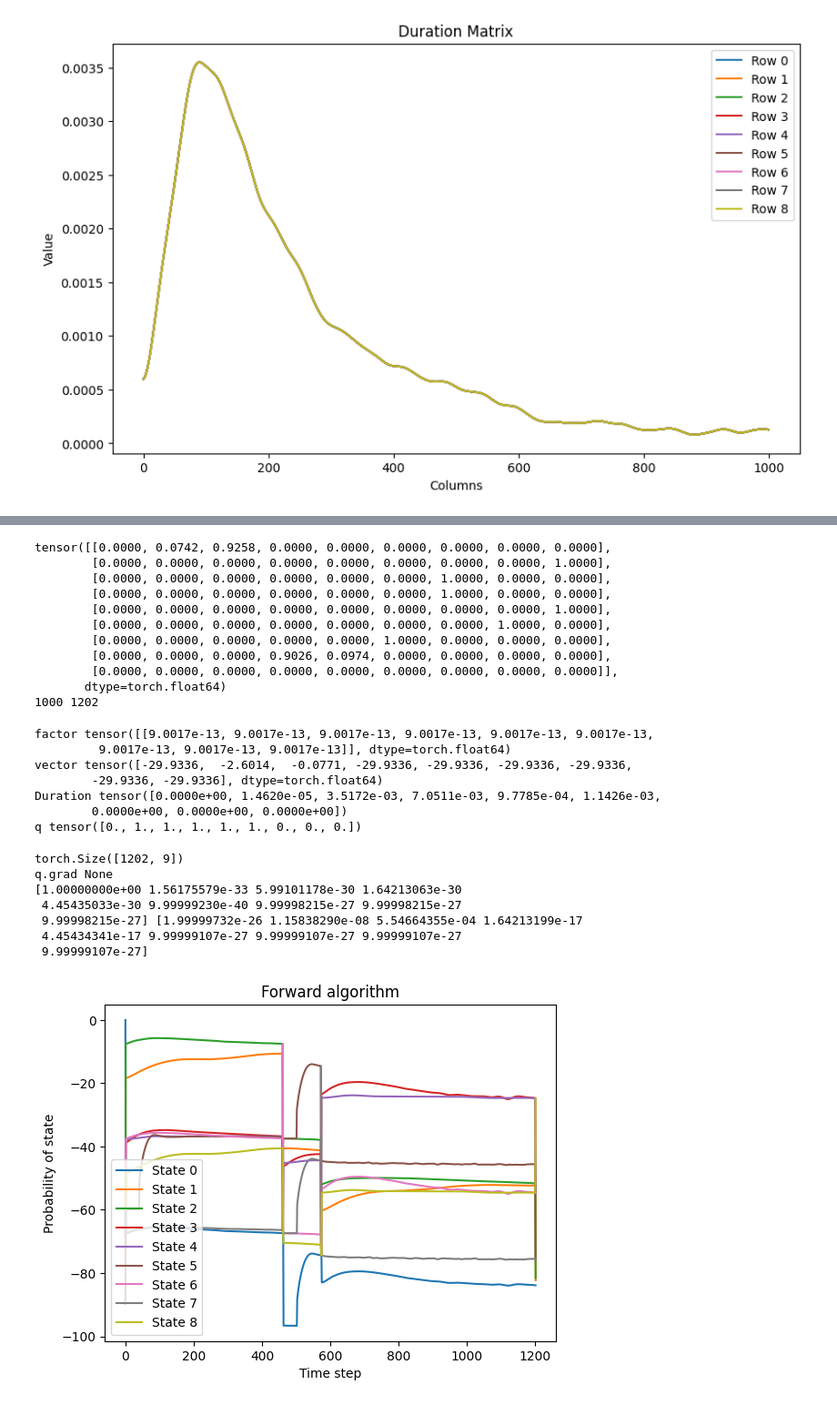
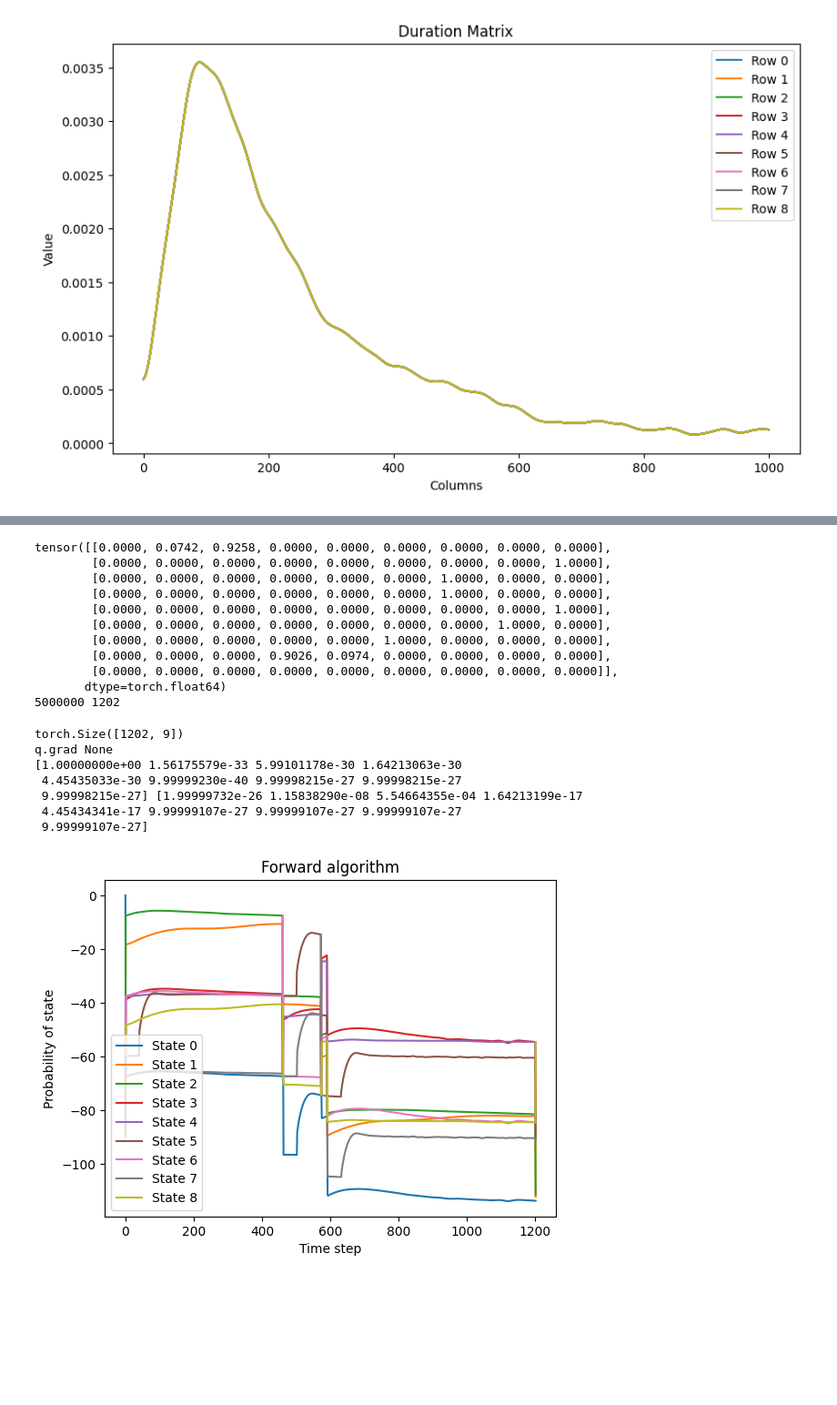
Before and after one commit to jcao0715/hsmm, a Jupyter notebook: synthetic_ex.ipynb, the cells around one changed output, grey strips where cells are left out. Shown: that part at 91% size. Saved outputs shown, nothing was run; the diff lists cells and outputs as text; code cells hidden in the pictures; blank space fills up the shorter version.

Commit message:
plots in log space

```diff
--- a/synthetic_ex.ipynb
+++ b/synthetic_ex.ipynb
@@ -61,7 +58,7 @@ np.where(Duration.any(0))
 q3 = torch.tensor([[1], [0], [0]]).repeat(1, 1200) # [[null],[5'],[3']]
 q3[:, 460] = torch.tensor([0, 1, 0]) # 5' site
 q3[:, 572] = torch.tensor([0, 0, 1]) # 3' site
-#q3[:, 590] = torch.tensor([0.4, 0.6, 0]) # 5' site
+q3[:, 590] = torch.tensor([0.4, 0.6, 0]) # 5' site
 print(q3)
 q = torch.zeros(9, q3.shape[1])
 q[1:6] = q3[0, :]
@@ -112,7 +109,8 @@ def matrix_mult_vec(log_alpha_row, Transition):
 def forward(states, Transition, q, Duration):
     T = len(q[0])
     N = len(states)
-    D = len(Duration[:, 0:1000][0])
+    # D = len(Duration[:, 0:1000][0])
+    D = len(Duration[0])
     log_alpha_list = []
     start = torch.zeros(N)
     start[0] = 1
@@ -120,19 +118,12 @@ def forward(states, Transition, q, Duration):
     print(Transition)
     print(D, T)
 
-    import tqdm.auto as tqdm
-
     # initialization
     for t in tqdm.trange(min(D, T)):
         new_log_alpha = torch.log(start+epsilon) + torch.log(Duration[:, t]+epsilon) + torch.sum(torch.log(q[:, :t+1]+epsilon), dim=1)
         for d in range(t):
             factor = torch.column_stack([matrix_mult_factor(log_alpha_list[t-d-1], Transition+epsilon)]*N)
             vector = matrix_mult_vec(log_alpha_list[t-d-1], Transition+epsilon)
-            if t == 100 and d == t - 1:
-                print('factor', factor)
-                print('vector', vector)
-                print('Duration', Duration[:, d])
-                print('q', q[:, t-d:t+1].prod(dim=1))
             new_log_alpha = torch.logaddexp(new_log_alpha, factor + vector + torch.log(Duration[:, d]+epsilon) + torch.sum(torch.log(q[:, t-d:t+1]+epsilon), dim=1)).squeeze()
         log_alpha_list.append(new_log_alpha)
 
@@ -150,49 +141,42 @@ def forward(states, Transition, q, Duration):
     print(log_alpha.shape)
     log_alpha_sum = torch.sum(log_alpha)
     return log_alpha
 
 
 fwd = forward(states, Transition, q, Duration).detach().numpy()
 print('q.grad', q.grad)
 print(fwd[0], fwd[1])
 
 # plot
 for state in states:
     probs = [fwd[t][state] for t in range(len(q[0]))]
     plt.plot(time_steps, np.log(probs), label =f"State {state}")
 
 plt.xlabel('Time step')
 plt.ylabel('Probability of state')
 plt.title('Forward algorithm')
 plt.legend()
 plt.show()
 # %% [output]
 tensor([[0.0000, 0.0742, 0.9258, 0.0000, 0.0000, 0.0000, 0.0000, 0.0000, 0.0000],
         [0.0000, 0.0000, 0.0000, 0.0000, 0.0000, 0.0000, 0.0000, 0.0000, 1.0000],
         [0.0000, 0.0000, 0.0000, 0.0000, 0.0000, 0.0000, 1.0000, 0.0000, 0.0000],
         [0.0000, 0.0000, 0.0000, 0.0000, 0.0000, 0.0000, 1.0000, 0.0000, 0.0000],
         [0.0000, 0.0000, 0.0000, 0.0000, 0.0000, 0.0000, 0.0000, 0.0000, 1.0000],
         [0.0000, 0.0000, 0.0000, 0.0000, 0.0000, 0.0000, 0.0000, 1.0000, 0.0000],
         [0.0000, 0.0000, 0.0000, 0.0000, 0.0000, 1.0000, 0.0000, 0.0000, 0.0000],
         [0.0000, 0.0000, 0.0000, 0.9026, 0.0974, 0.0000, 0.0000, 0.0000, 0.0000],
         [0.0000, 0.0000, 0.0000, 0.0000, 0.0000, 0.0000, 0.0000, 0.0000, 0.0000]],
        dtype=torch.float64)
-1000 1202
+5000000 1202
-factor tensor([[9.0017e-13, 9.0017e-13, 9.0017e-13, 9.0017e-13, 9.0017e-13, 9.0017e-13,
-         9.0017e-13, 9.0017e-13, 9.0017e-13]], dtype=torch.float64)
-vector tensor([-29.9336,  -2.6014,  -0.0771, -29.9336, -29.9336, -29.9336, -29.9336,
-        -29.9336, -29.9336], dtype=torch.float64)
-Duration tensor([0.0000e+00, 1.4620e-05, 3.5172e-03, 7.0511e-03, 9.7785e-04, 1.1426e-03,
-        0.0000e+00, 0.0000e+00, 0.0000e+00])
-q tensor([0., 1., 1., 1., 1., 1., 0., 0., 0.])
+torch.Size([1202, 9])
+q.grad None
+[1.00000000e+00 1.56175579e-33 5.99101178e-30 1.64213063e-30
+ 4.45435033e-30 9.99999230e-40 9.99998215e-27 9.99998215e-27
+ 9.99998215e-27] [1.99999732e-26 1.15838290e-08 5.54664355e-04 1.64213199e-17
+ 4.45434341e-17 9.99999107e-27 9.99999107e-27 9.99999107e-27
+ 9.99999107e-27]
-torch.Size([1202, 9])
-q.grad None
-[1.00000000e+00 1.56175579e-33 5.99101178e-30 1.64213063e-30
- 4.45435033e-30 9.99999230e-40 9.99998215e-27 9.99998215e-27
- 9.99998215e-27] [1.99999732e-26 1.15838290e-08 5.54664355e-04 1.64213199e-17
- 4.45434341e-17 9.99999107e-27 9.99999107e-27 9.99999107e-27
- 9.99999107e-27]
-[figure, old version]
+[figure, new version]
 # %%
 def backward(states, Transition, q, Duration):
     T = len(q[0])
```
Also changed, not shown: parts of 5 cells of this notebook.
